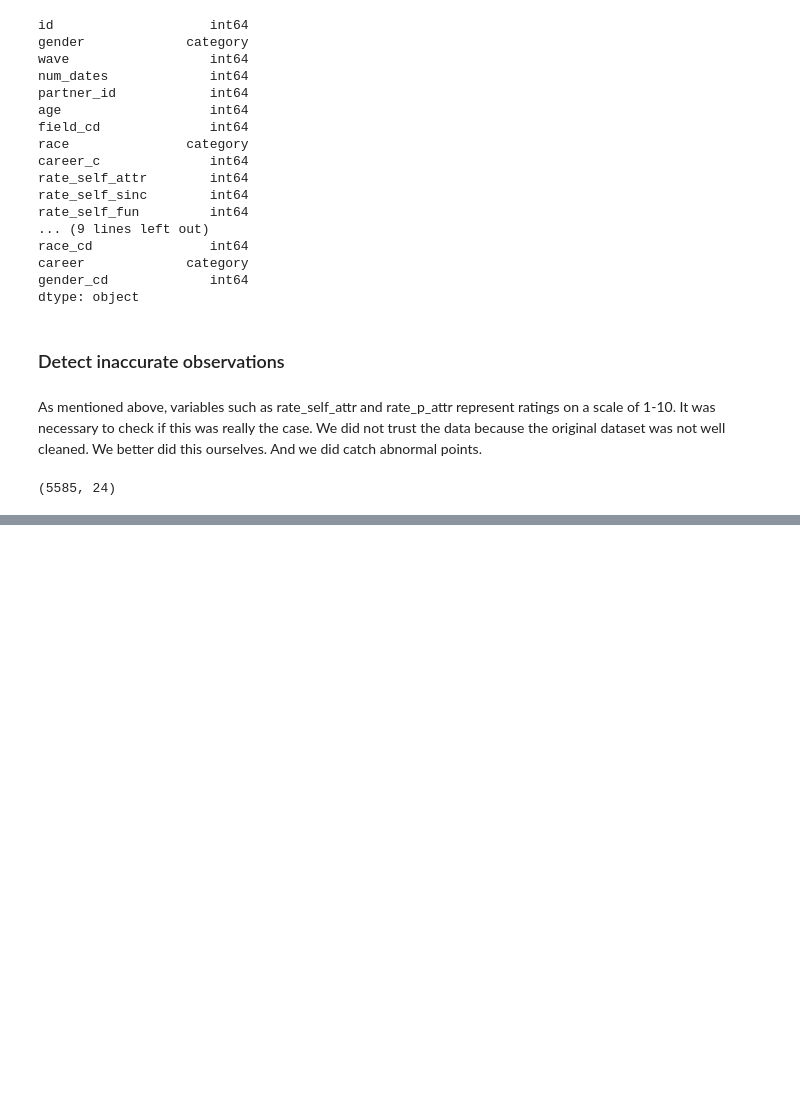
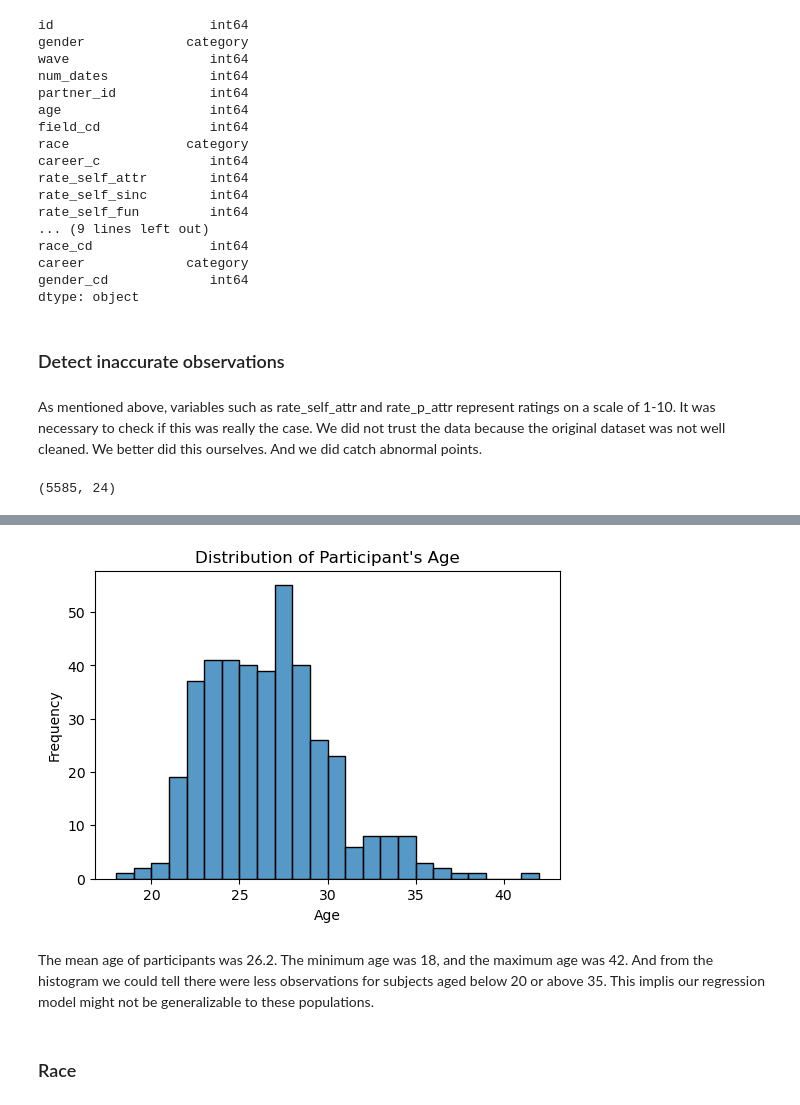
Before and after one commit to flaviafafa/speed_dating_project, a Jupyter notebook: final/Appendix.ipynb, the cells around one changed output, grey strips where cells are left out. Cells and saved outputs as stored; diff of their text form; code cells hidden in the pictures; blank space fills up the shorter version.

```diff
--- a/final/Appendix.ipynb
+++ b/final/Appendix.ipynb
@@ -239,0 +244,6 @@ dating_df.to_csv("dating_main.csv")
+# %%
+main_df = pd.read_csv("dating_main.csv").iloc[: , 1:]
+# Select columns that are always the same for each subject.
+subject_df = main_df[['id', 'gender', 'age', 'race', 'field', 'career']]
+subject_df = subject_df.drop_duplicates()
+print(subject_df.shape)
@@ -239,0 +277,13 @@ dating_df.to_csv("dating_main.csv")
+# %%
+plt.figure(figsize = (6, 4))
+sns.histplot(data = subject_df, x = subject_df['age'], binwidth = 1)
+plt.title("Distribution of Participant's Age")
+plt.xlabel("Age")
+plt.ylabel('Frequency')
+plt.show()
+# %% [output]
+[figure, added]
+# %% [markdown]
+The mean age of participants was 26.2. The minimum age was 18, and the maximum age was 42. And from the histogram we could tell there were less observations for subjects aged below 20 or above 35. This implis our regression model might not be generalizable to these populations.
+# %% [markdown]
+### Race
```
Also changed, not shown: parts of 15 cells of this notebook, 1 other file.
